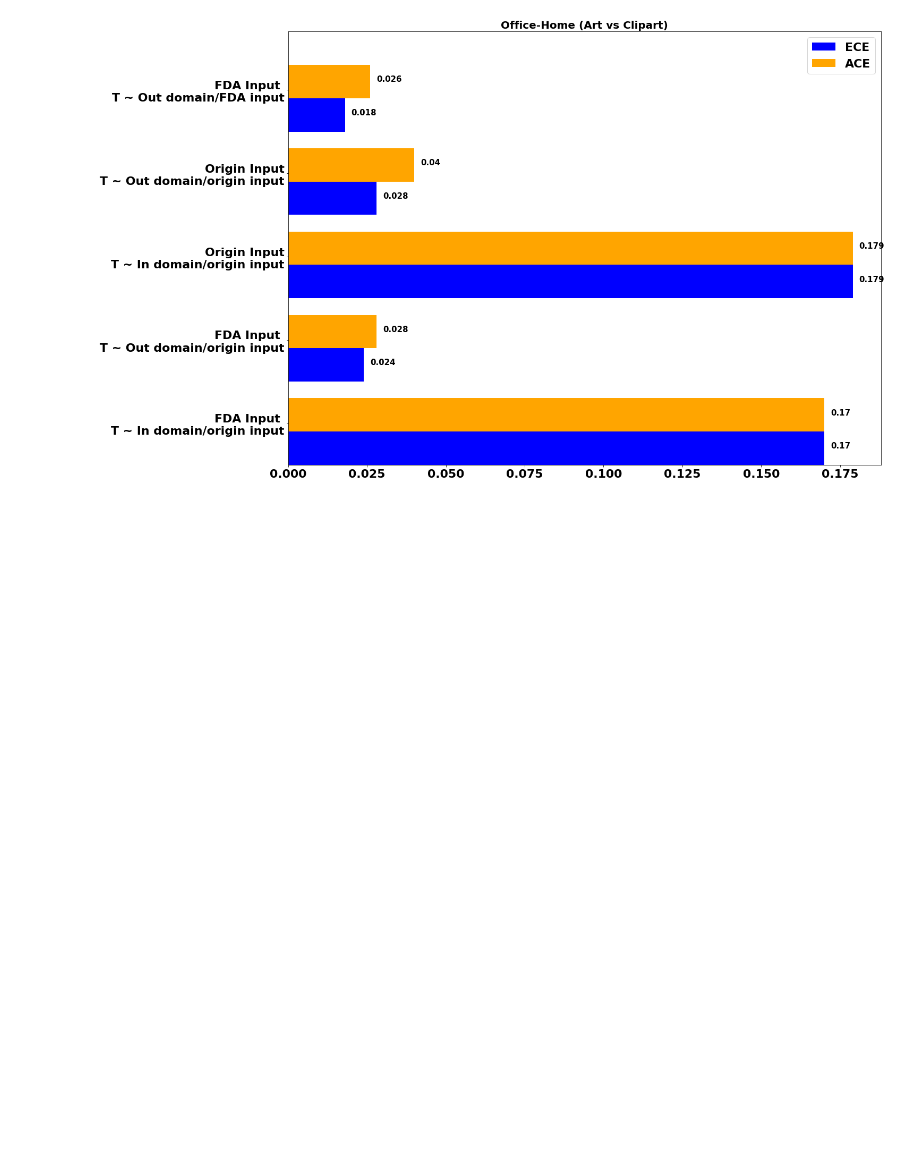
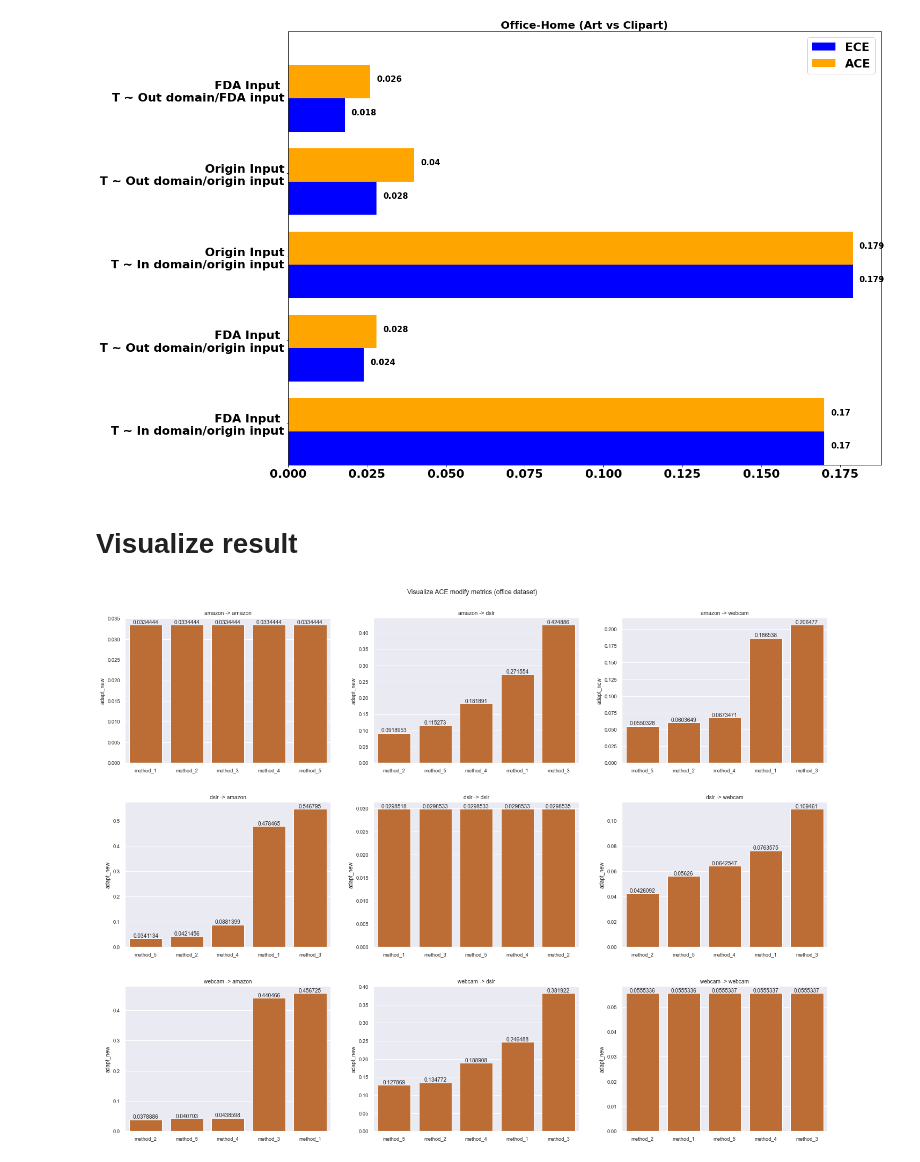
Before and after one commit to TuanAnhNguyen14111998/domain_calibration, a Jupyter notebook: src/notebook/style_transfer.ipynb, the cells around one changed output. Cells and saved outputs as stored; diff of their text form; code cells hidden in the pictures; blank space fills up the shorter version.

Commit message:
code visualize result experiments

```diff
--- a/src/notebook/style_transfer.ipynb
+++ b/src/notebook/style_transfer.ipynb
@@ -450,3 +450,5 @@ plt.savefig('../../experiments/office_home_barplot.png', bbox_inches = 'tight')
 # plt.show()
 # %% [output]
 [figure]
+# %% [markdown]
+# Visualize result
@@ -452,0 +580,14 @@ plt.savefig('../../experiments/office_home_barplot.png', bbox_inches = 'tight')
+# %%
+path_folder_fda = "/Users/tuananh/Downloads/result_all/result_not_fda/"
+path_folder_not_fda = "/Users/tuananh/Downloads/result_all/result_fda/"
+
+dataset_name = "office"
+metric = "adapt_new"
+
+dataframe_ece = visualize(
+    dataset_name, metric,
+    path_folder_fda, path_folder_not_fda,
+    path_save="/Users/tuananh/Downloads/result_all/"
+)
+# %% [output]
+[figure, added]
```
Also changed, not shown: parts of 1 cell of this notebook.
